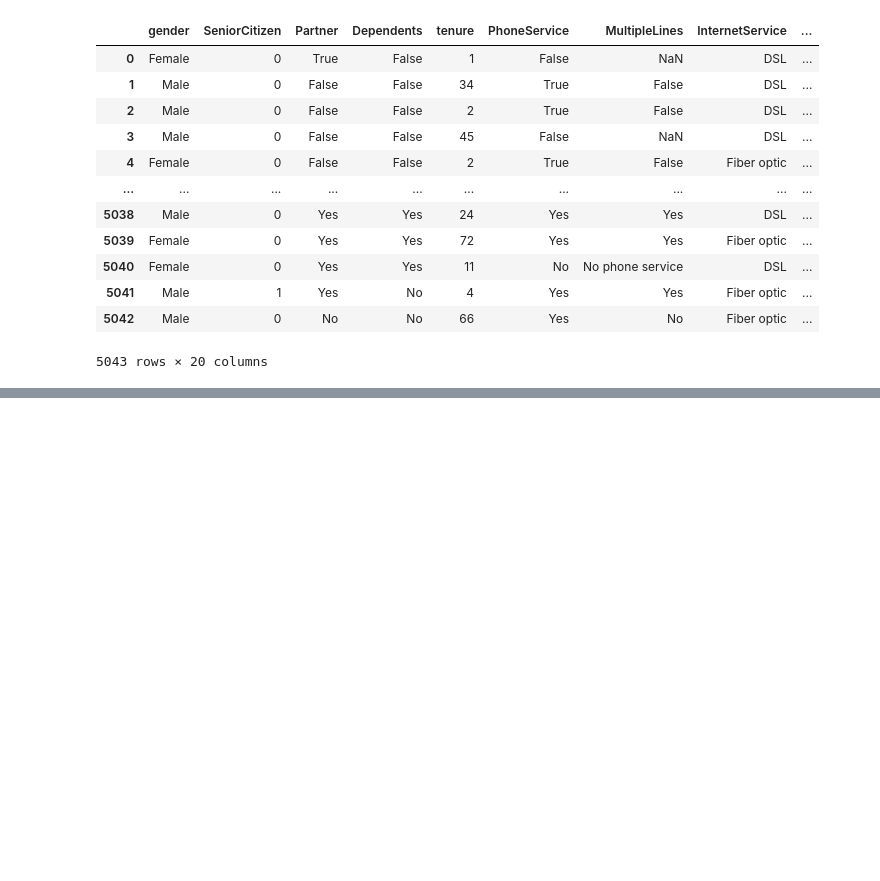
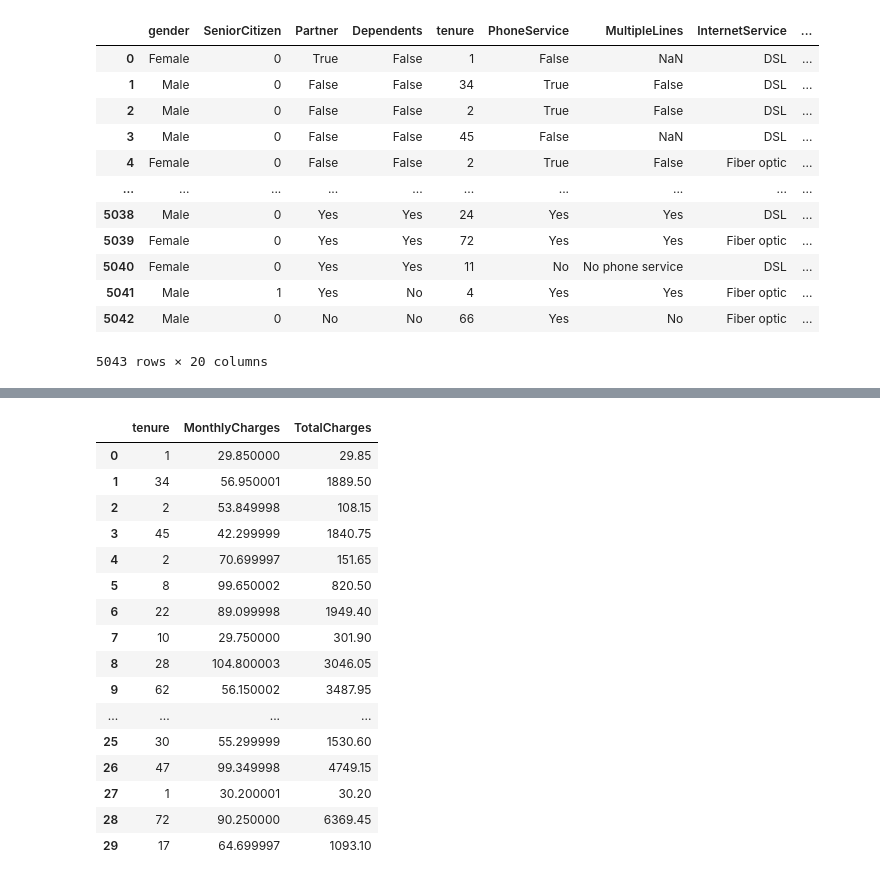
Before and after one commit to parockson/churn-analysis-with-machine-learning, a Jupyter notebook: notebook/analysis_file.ipynb, the cells around one changed output, grey strips where cells are left out. Cells and saved outputs as stored; diff of their text form; code cells hidden in the pictures; blank space fills up the shorter version.

```diff
--- a/notebook/analysis_file.ipynb
+++ b/notebook/analysis_file.ipynb
@@ -456,0 +572,22 @@ df
+# %%
+# Selecting 'tenure', 'MonthlyCharges', and 'TotalCharges' columns
+selected_columns = df[['tenure', 'MonthlyCharges', 'TotalCharges']]
+selected_columns.head(30)
+# %% [output]
+|  | tenure | MonthlyCharges | TotalCharges |
+| 0 | 1 | 29.850000 | 29.85 |
+| 1 | 34 | 56.950001 | 1889.50 |
+| 2 | 2 | 53.849998 | 108.15 |
+| 3 | 45 | 42.299999 | 1840.75 |
+| 4 | 2 | 70.699997 | 151.65 |
+| 5 | 8 | 99.650002 | 820.50 |
+| 6 | 22 | 89.099998 | 1949.40 |
+| 7 | 10 | 29.750000 | 301.90 |
+| 8 | 28 | 104.800003 | 3046.05 |
+| 9 | 62 | 56.150002 | 3487.95 |
+| ... | ... | ... | ... |
+| 25 | 30 | 55.299999 | 1530.60 |
+| 26 | 47 | 99.349998 | 4749.15 |
+| 27 | 1 | 30.200001 | 30.20 |
+| 28 | 72 | 90.250000 | 6369.45 |
+| 29 | 17 | 64.699997 | 1093.10 |
```
Also changed, not shown: parts of 23 cells of this notebook, 1 other file.
